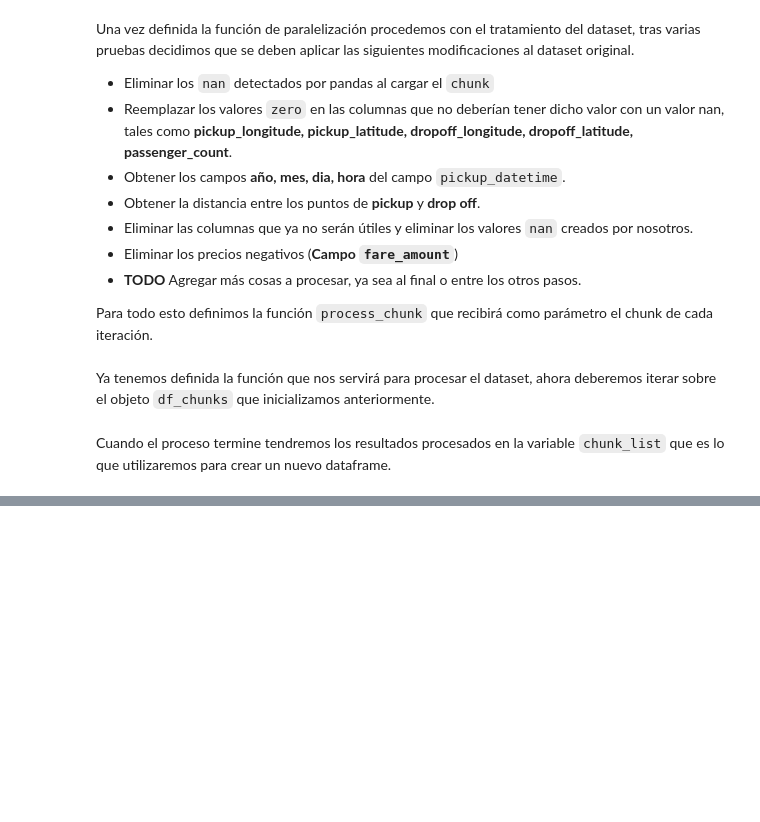
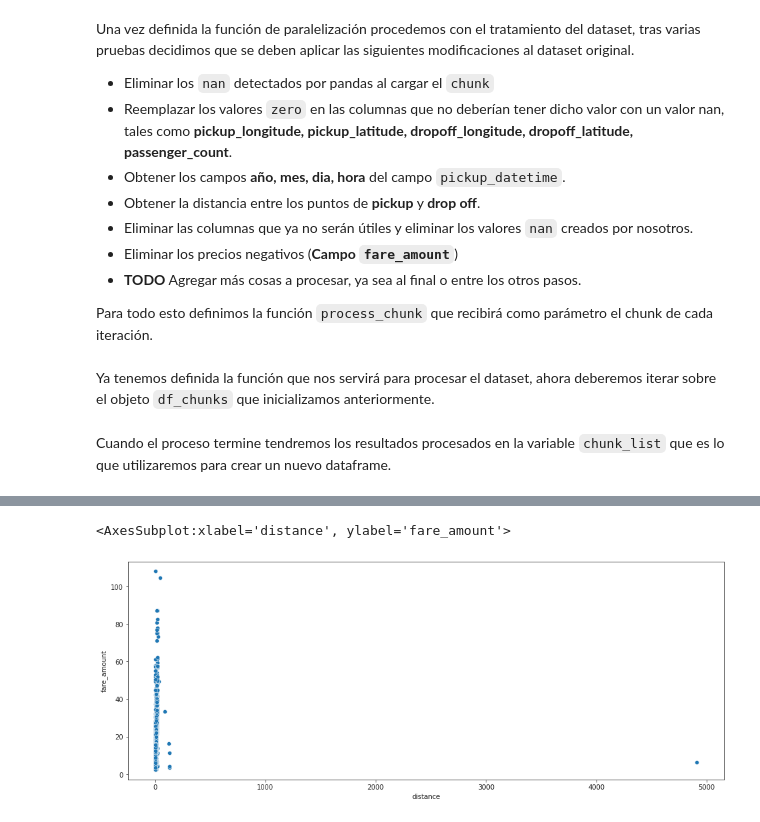
Before and after one commit to dandradec1698/taxi-fare, a Jupyter notebook: eda.py.ipynb, the cells around one changed output, grey strips where cells are left out. Saved outputs shown, nothing was run; the diff lists cells and outputs as text; code cells hidden in the pictures; blank space fills up the shorter version.

```diff
--- a/eda.py.ipynb
+++ b/eda.py.ipynb
@@ -259,0 +273,6 @@ df.describe()
+# %%
+plt.figure(figsize=(16, 6))
+sns.scatterplot(data=df, x="distance", y="fare_amount")
+# %% [output]
+<AxesSubplot:xlabel='distance', ylabel='fare_amount'>
+[figure, added]
```
Also changed, not shown: parts of 8 cells of this notebook.
